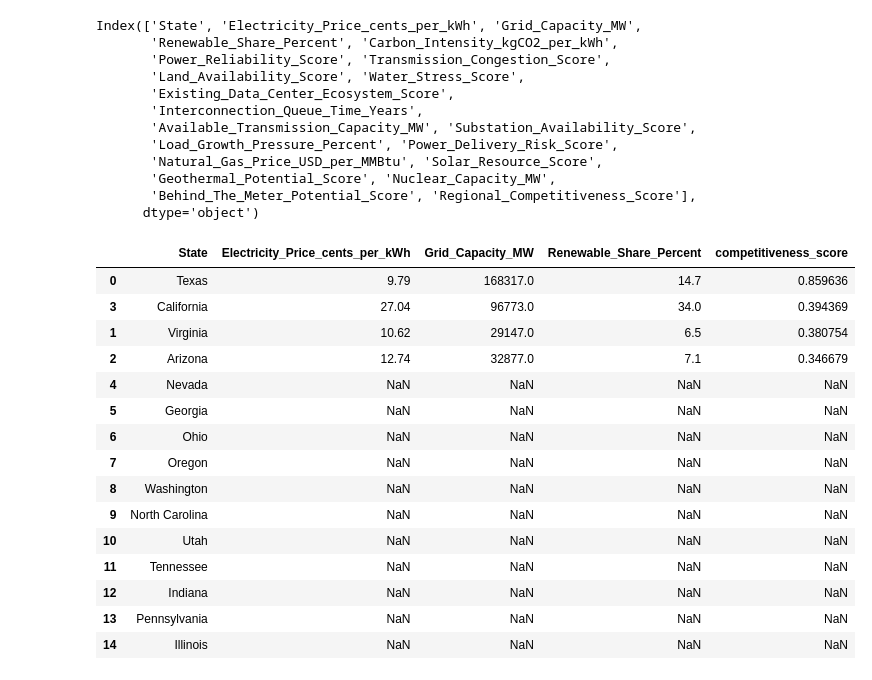
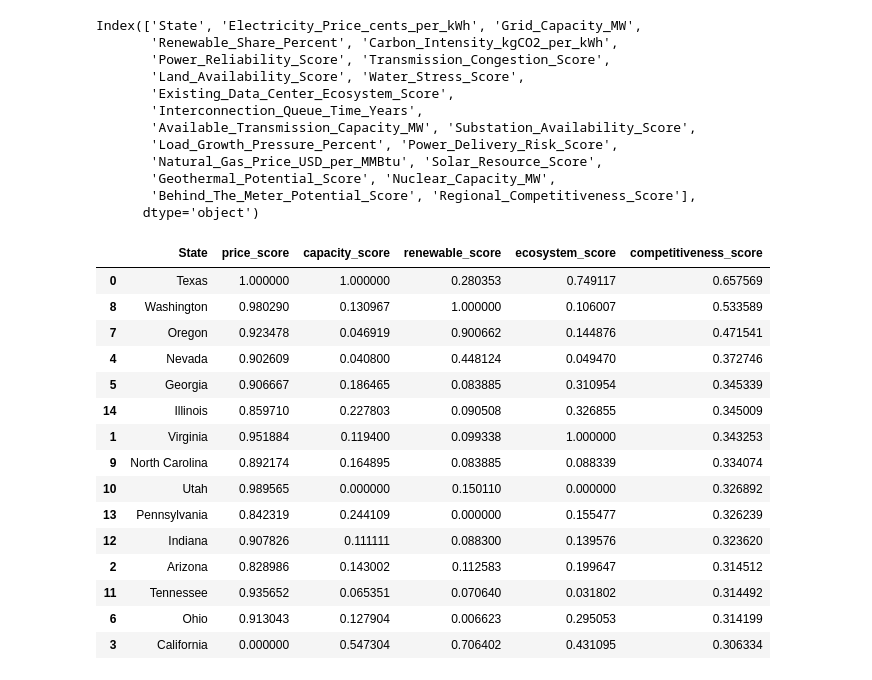
Before and after one commit to finnrcase/ai-infrastructure-economics, a Jupyter notebook: notebooks/03_regional_competitiveness.ipynb, the cells around one changed output. Drawn from its saved outputs; the diff is of its cells as text; code cells hidden in the pictures.

Commit message:
comp data, variables

```diff
--- a/notebooks/03_regional_competitiveness.ipynb
+++ b/notebooks/03_regional_competitiveness.ipynb
@@ -55,37 +55,64 @@ states["renewable_score"] = (
     states["Renewable_Share_Percent"].max()
     - states["Renewable_Share_Percent"].min()
 )
+# %%
+data_center_counts = {
+    "Virginia": 609,
+    "Texas": 467,
+    "California": 287,
+    "Georgia": 219,
+    "Ohio": 210,
+    "Arizona": 156,
+    "Washington": 103,
+    "North Carolina": 93,
+    "Oregon": 125,
+    "Nevada": 71,
+    "Utah": 43,
+    "Pennsylvania": 131,
+    "Illinois": 228,
+    "Indiana": 122,
+    "Tennessee": 61
+}
+
+states["data_center_count"] = states["State"].map(data_center_counts)
+
+states["ecosystem_score"] = (
+    states["data_center_count"] - states["data_center_count"].min()
+) / (
+    states["data_center_count"].max() - states["data_center_count"].min()
+)
 # %%
 states["competitiveness_score"] = (
-    0.40 * states["price_score"]
-    + 0.40 * states["capacity_score"]
+    0.30 * states["price_score"]
+    + 0.30 * states["capacity_score"]
     + 0.20 * states["renewable_score"]
+    + 0.20 * (states["ecosystem_score"] / 100)
 )
 
-states.sort_values(
-    "competitiveness_score",
-    ascending=False
-)[[
+ranking = states.sort_values("competitiveness_score", ascending=False)
+
+ranking[[
     "State",
-    "Electricity_Price_cents_per_kWh",
-    "Grid_Capacity_MW",
-    "Renewable_Share_Percent",
+    "price_score",
+    "capacity_score",
+    "renewable_score",
+    "ecosystem_score",
     "competitiveness_score"
 ]]
 # %% [output]
-|  | State | Electricity_Price_cents_per_kWh | Grid_Capacity_MW | Renewable_Share_Percent | competitiveness_score |
-| 0 | Texas | 9.79 | 168317.0 | 14.7 | 0.859636 |
-| 3 | California | 27.04 | 96773.0 | 34.0 | 0.394369 |
-| 1 | Virginia | 10.62 | 29147.0 | 6.5 | 0.380754 |
-| 2 | Arizona | 12.74 | 32877.0 | 7.1 | 0.346679 |
-| 4 | Nevada | NaN | NaN | NaN | NaN |
-| 5 | Georgia | NaN | NaN | NaN | NaN |
-| 6 | Ohio | NaN | NaN | NaN | NaN |
-| 7 | Oregon | NaN | NaN | NaN | NaN |
-| 8 | Washington | NaN | NaN | NaN | NaN |
-| 9 | North Carolina | NaN | NaN | NaN | NaN |
-| 10 | Utah | NaN | NaN | NaN | NaN |
-| 11 | Tennessee | NaN | NaN | NaN | NaN |
-| 12 | Indiana | NaN | NaN | NaN | NaN |
-| 13 | Pennsylvania | NaN | NaN | NaN | NaN |
-| 14 | Illinois | NaN | NaN | NaN | NaN |
+|  | State | price_score | capacity_score | renewable_score | ecosystem_score | competitiveness_score |
+| 0 | Texas | 1.000000 | 1.000000 | 0.280353 | 0.749117 | 0.657569 |
+| 8 | Washington | 0.980290 | 0.130967 | 1.000000 | 0.106007 | 0.533589 |
+| 7 | Oregon | 0.923478 | 0.046919 | 0.900662 | 0.144876 | 0.471541 |
+| 4 | Nevada | 0.902609 | 0.040800 | 0.448124 | 0.049470 | 0.372746 |
+| 5 | Georgia | 0.906667 | 0.186465 | 0.083885 | 0.310954 | 0.345339 |
+| 14 | Illinois | 0.859710 | 0.227803 | 0.090508 | 0.326855 | 0.345009 |
+| 1 | Virginia | 0.951884 | 0.119400 | 0.099338 | 1.000000 | 0.343253 |
+| 9 | North Carolina | 0.892174 | 0.164895 | 0.083885 | 0.088339 | 0.334074 |
+| 10 | Utah | 0.989565 | 0.000000 | 0.150110 | 0.000000 | 0.326892 |
+| 13 | Pennsylvania | 0.842319 | 0.244109 | 0.000000 | 0.155477 | 0.326239 |
+| 12 | Indiana | 0.907826 | 0.111111 | 0.088300 | 0.139576 | 0.323620 |
+| 2 | Arizona | 0.828986 | 0.143002 | 0.112583 | 0.199647 | 0.314512 |
+| 11 | Tennessee | 0.935652 | 0.065351 | 0.070640 | 0.031802 | 0.314492 |
+| 6 | Ohio | 0.913043 | 0.127904 | 0.006623 | 0.295053 | 0.314199 |
+| 3 | California | 0.000000 | 0.547304 | 0.706402 | 0.431095 | 0.306334 |
```
Also changed, not shown: parts of 18 cells of this notebook, 7 other files.
